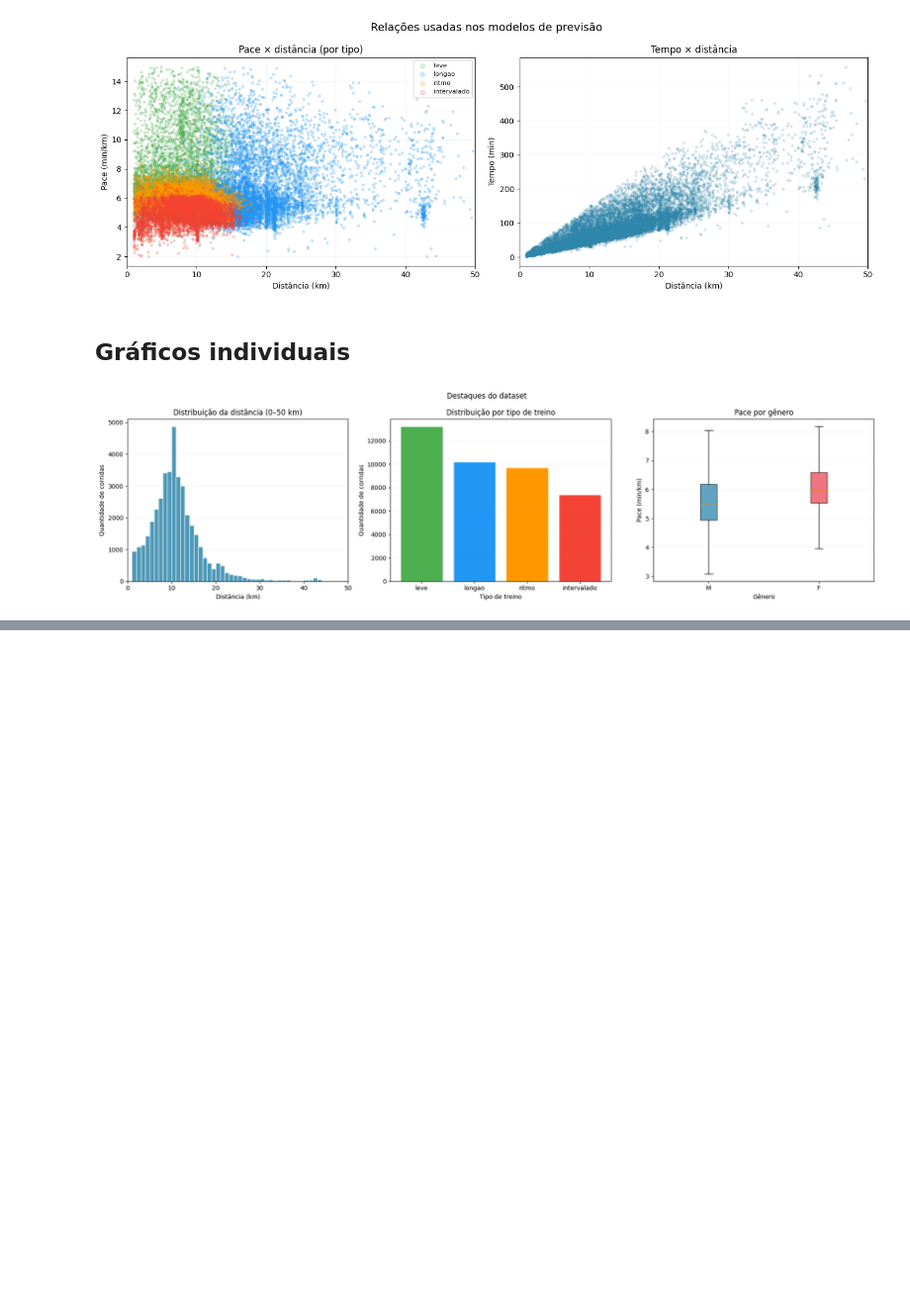
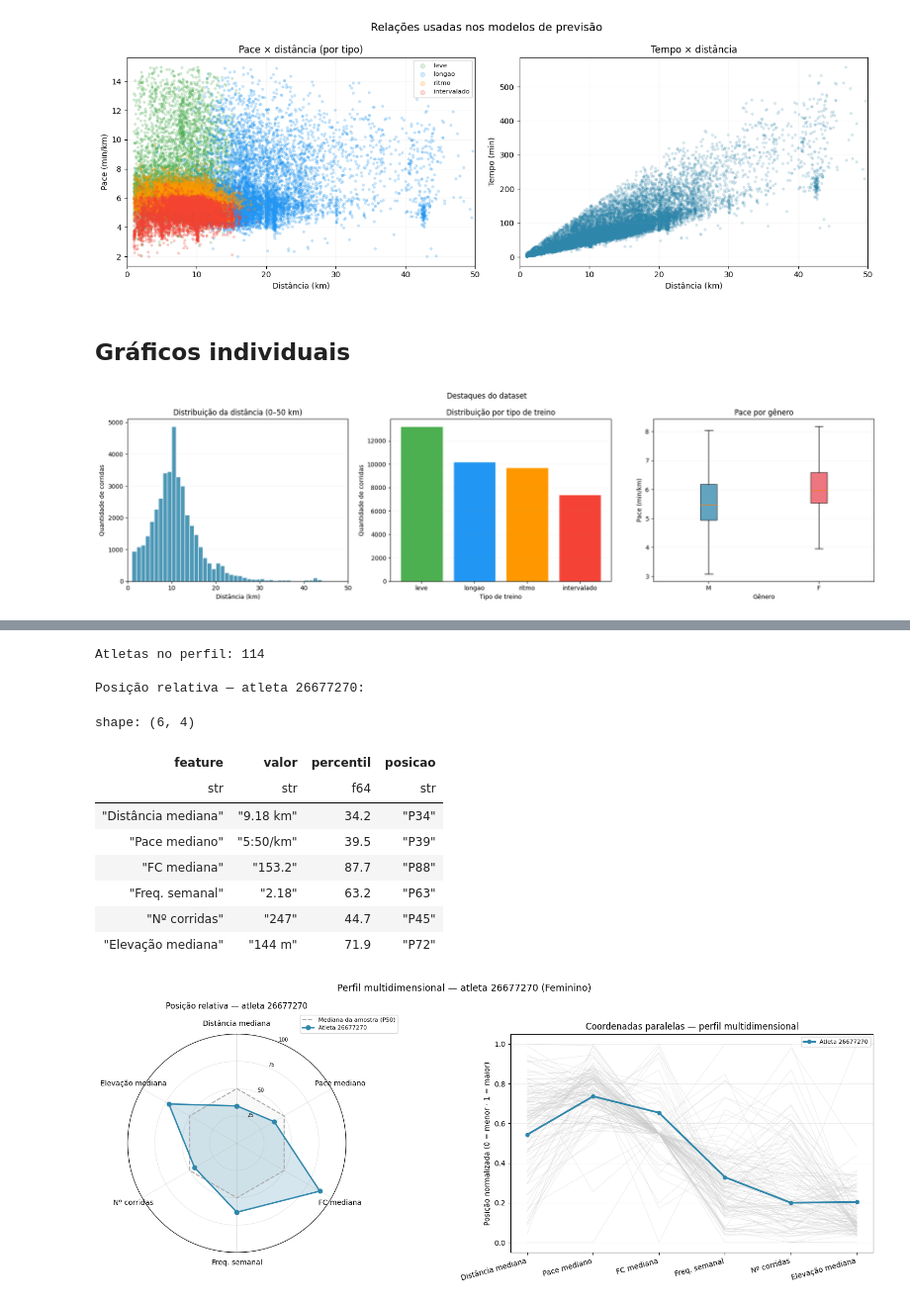
Before and after one commit to majutestoni/tcc-back, a Jupyter notebook: notebooks/visualizacao_dataset.ipynb, the cells around one changed output, grey strips where cells are left out. Shown at 99% size. Drawn from its saved outputs; the diff is of its cells as text; code cells hidden in the pictures; blank space fills up the shorter version.

```diff
--- a/notebooks/visualizacao_dataset.ipynb
+++ b/notebooks/visualizacao_dataset.ipynb
@@ -115,0 +131,25 @@ plt.show()
+# %%
+perfil_atletas = montar_perfil_multidim(df)
+
+ATLETA_ID = int(perfil_atletas[COL_ATHLETE][0])  # troque pelo ID desejado
+
+print(f"Atletas no perfil: {perfil_atletas.height}")
+print(f"\nPosição relativa — atleta {ATLETA_ID}:")
+display(tabela_percentis_atleta(perfil_atletas, ATLETA_ID))
+
+plotar_painel_posicao_atleta(perfil_atletas, ATLETA_ID)
+plt.show()
+# %% [output]
+Atletas no perfil: 114
+
+Posição relativa — atleta 26677270:
+shape: (6, 4)
+| feature | valor | percentil | posicao |
+| str | str | f64 | str |
+| "Distância mediana" | "9.18 km" | 34.2 | "P34" |
+| "Pace mediano" | "5:50/km" | 39.5 | "P39" |
+| "FC mediana" | "153.2" | 87.7 | "P88" |
+| "Freq. semanal" | "2.18" | 63.2 | "P63" |
+| "Nº corridas" | "247" | 44.7 | "P45" |
+| "Elevação mediana" | "144 m" | 71.9 | "P72" |
+[figure, added]
```
Also changed, not shown: parts of 4 cells of this notebook, 12 other files.
